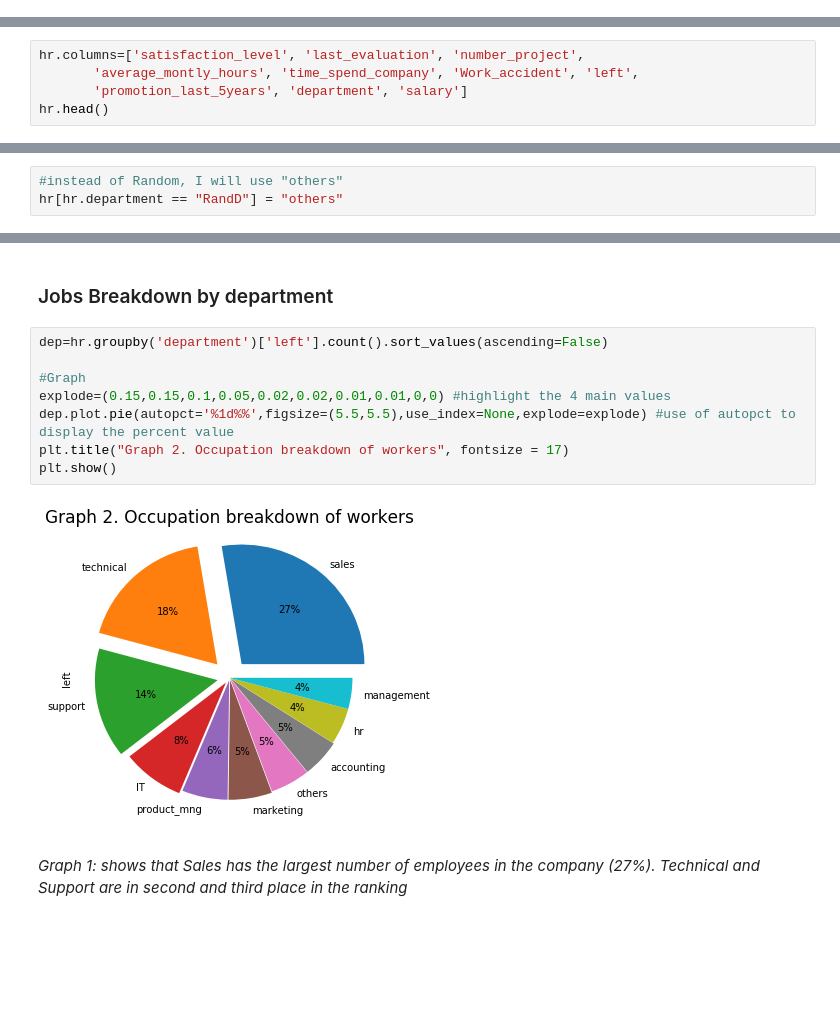
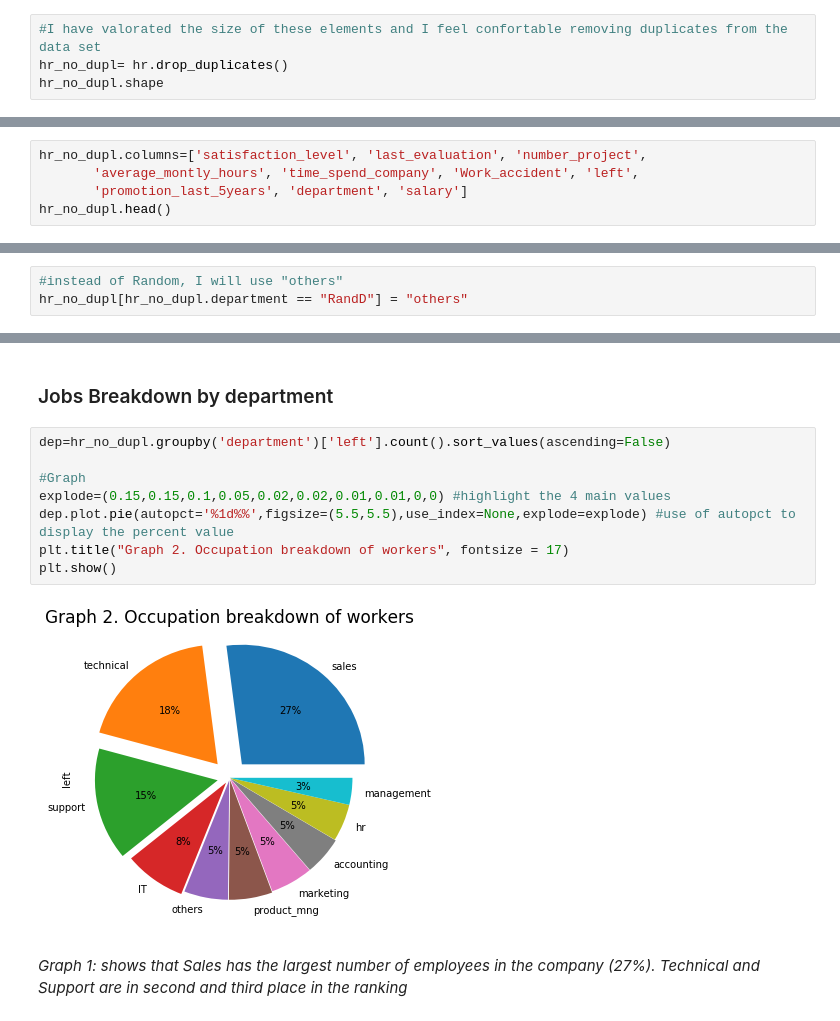
Before and after one commit to MariaGamero/TFM-ReasonsforEmployeeTurnover, a Jupyter notebook: Employee_retention.ipynb, the cells around one changed output, grey strips where cells are left out. Saved outputs shown, nothing was run; the diff lists cells and outputs as text; blank space fills up the shorter version.

```diff
--- a/Employee_retention.ipynb
+++ b/Employee_retention.ipynb
@@ -103,0 +125,4 @@ hr.describe()
+# %%
+#I have valorated the size of these elements and I feel confortable removing duplicates from the data set
+hr_no_dupl= hr.drop_duplicates()
+hr_no_dupl.shape
@@ -170,8 +199,8 @@ Name: left, dtype: int64
 # %%
-hr.columns=['satisfaction_level', 'last_evaluation', 'number_project',
+hr_no_dupl.columns=['satisfaction_level', 'last_evaluation', 'number_project',
        'average_montly_hours', 'time_spend_company', 'Work_accident', 'left',
        'promotion_last_5years', 'department', 'salary']
-hr.head()
+hr_no_dupl.head()
 # %% [output]
 |  | satisfaction_level | last_evaluation | number_project | average_montly_hours | time_spend_company | ... |
 | 0 | 0.38 | 0.53 | 2 | 157 | 3 | ... |
@@ -181,4 +210,4 @@ hr.head()
 | 4 | 0.37 | 0.52 | 2 | 159 | 3 | ... |
 # %%
 #instead of Random, I will use "others"
-hr[hr.department == "RandD"] = "others"
+hr_no_dupl[hr_no_dupl.department == "RandD"] = "others"
@@ -185,14 +225,14 @@ hr[hr.department == "RandD"] = "others"
 # %% [markdown]
 ### Jobs Breakdown by department
 # %%
-dep=hr.groupby('department')['left'].count().sort_values(ascending=False)
+dep=hr_no_dupl.groupby('department')['left'].count().sort_values(ascending=False)
 
 #Graph
 explode=(0.15,0.15,0.1,0.05,0.02,0.02,0.01,0.01,0,0) #highlight the 4 main values
 dep.plot.pie(autopct='%1d%%',figsize=(5.5,5.5),use_index=None,explode=explode) #use of autopct to display the percent value
 plt.title("Graph 2. Occupation breakdown of workers", fontsize = 17)
 plt.show()
 # %% [output]
-[figure, old version]
+[figure, new version]
 # %% [markdown]
 _*Graph 1*: shows that *Sales* has the largest number of employees in the company (27%). Technical and Support are in second and third place in the ranking_
```
Also changed, not shown: parts of 21 cells of this notebook.
